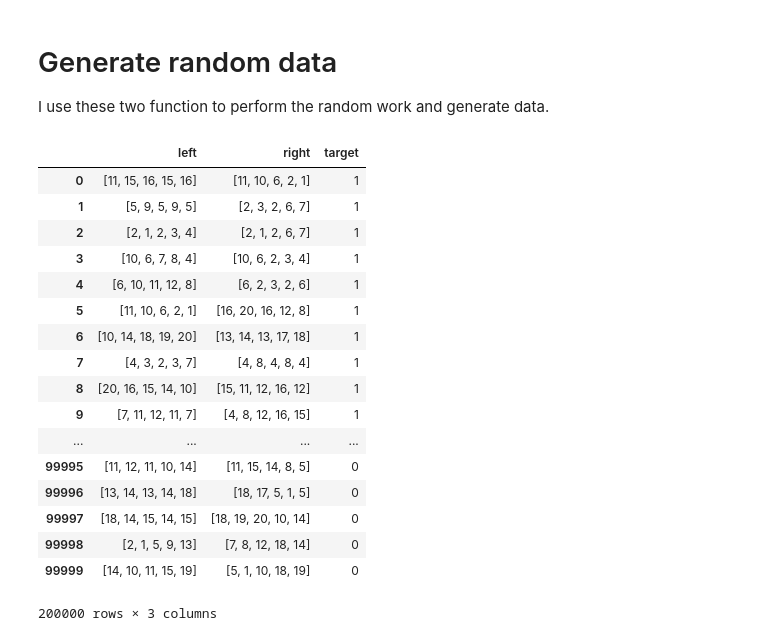
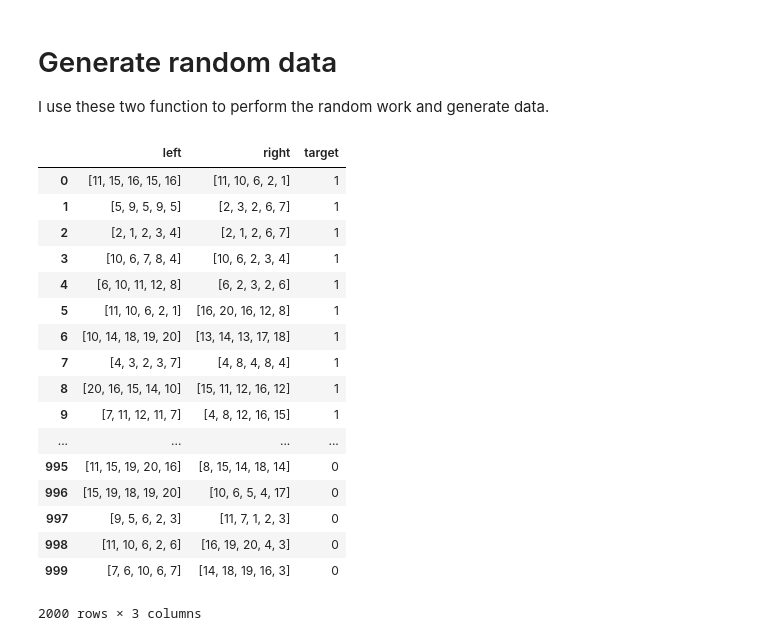
Before and after one commit to ChihchengHsieh/P700, a Jupyter notebook: Generating_data.ipynb, the cells around one changed output. Drawn from its saved outputs; the diff is of its cells as text; code cells hidden in the pictures.

Commit message:
DataGe

```diff
--- a/Generating_data.ipynb
+++ b/Generating_data.ipynb
@@ -87,7 +87,8 @@ def CreatingPlanarNegativePairs(num_pairs=10, seqlen= 50, prob = 0.7, random_see
             if np.random.uniform(0,1) > 0.5:
                 node = st_node # Use the same st_node
             else:
-                node = np.random.randint(1,21) # or start from anotehr node
+                node = np.random.choice([x for x in np.arange(1,21) if not x == st_node])
+                # node = np.random.randint(1,21) # or start from anotehr node
             right = []
             for j in range(seqlen):
                 if  np.random.uniform(0,1) > prob:
@@ -178,29 +179,29 @@ def CreatingPlanarNegativePairs(num_pairs=10, seqlen= 50, prob = 0.7, random_see
 #         unpaired_data.append(unpaired_dict)
 #     return unpaired_data
 # %%
-num_data = 100000
+num_data = 1000
 a = pd.DataFrame(CreatingPlanerPositivePairs(num_data, seqlen=5, random_seed=101))
 b = pd.DataFrame(CreatingPlanarNegativePairs(num_data, seqlen=5, random_seed=101))
 data = pd.concat([a,b])
-with open("PlanarFullData.txt", "wb") as fp:   #Pickling
+with open("PlanarData.txt", "wb") as fp:   #Pickling
      pickle.dump(data, fp)
 data
 # %% [output]
 |  | left | right | target |
 | 0 | [11, 15, 16, 15, 16] | [11, 10, 6, 2, 1] | 1 |
 | 1 | [5, 9, 5, 9, 5] | [2, 3, 2, 6, 7] | 1 |
 | 2 | [2, 1, 2, 3, 4] | [2, 1, 2, 6, 7] | 1 |
 | 3 | [10, 6, 7, 8, 4] | [10, 6, 2, 3, 4] | 1 |
 | 4 | [6, 10, 11, 12, 8] | [6, 2, 3, 2, 6] | 1 |
 | 5 | [11, 10, 6, 2, 1] | [16, 20, 16, 12, 8] | 1 |
 | 6 | [10, 14, 18, 19, 20] | [13, 14, 13, 17, 18] | 1 |
 | 7 | [4, 3, 2, 3, 7] | [4, 8, 4, 8, 4] | 1 |
 | 8 | [20, 16, 15, 14, 10] | [15, 11, 12, 16, 12] | 1 |
 | 9 | [7, 11, 12, 11, 7] | [4, 8, 12, 16, 15] | 1 |
 | ... | ... | ... | ... |
-| 99995 | [11, 12, 11, 10, 14] | [11, 15, 14, 8, 5] | 0 |
-| 99996 | [13, 14, 13, 14, 18] | [18, 17, 5, 1, 5] | 0 |
-| 99997 | [18, 14, 15, 14, 15] | [18, 19, 20, 10, 14] | 0 |
-| 99998 | [2, 1, 5, 9, 13] | [7, 8, 12, 18, 14] | 0 |
-| 99999 | [14, 10, 11, 15, 19] | [5, 1, 10, 18, 19] | 0 |
+| 995 | [11, 15, 19, 20, 16] | [8, 15, 14, 18, 14] | 0 |
+| 996 | [15, 19, 18, 19, 20] | [10, 6, 5, 4, 17] | 0 |
+| 997 | [9, 5, 6, 2, 3] | [11, 7, 1, 2, 3] | 0 |
+| 998 | [11, 10, 6, 2, 6] | [16, 19, 20, 4, 3] | 0 |
+| 999 | [7, 6, 10, 6, 7] | [14, 18, 19, 16, 3] | 0 |
-200000 rows × 3 columns
+2000 rows × 3 columns
```
Also changed, not shown: 5 other files.
